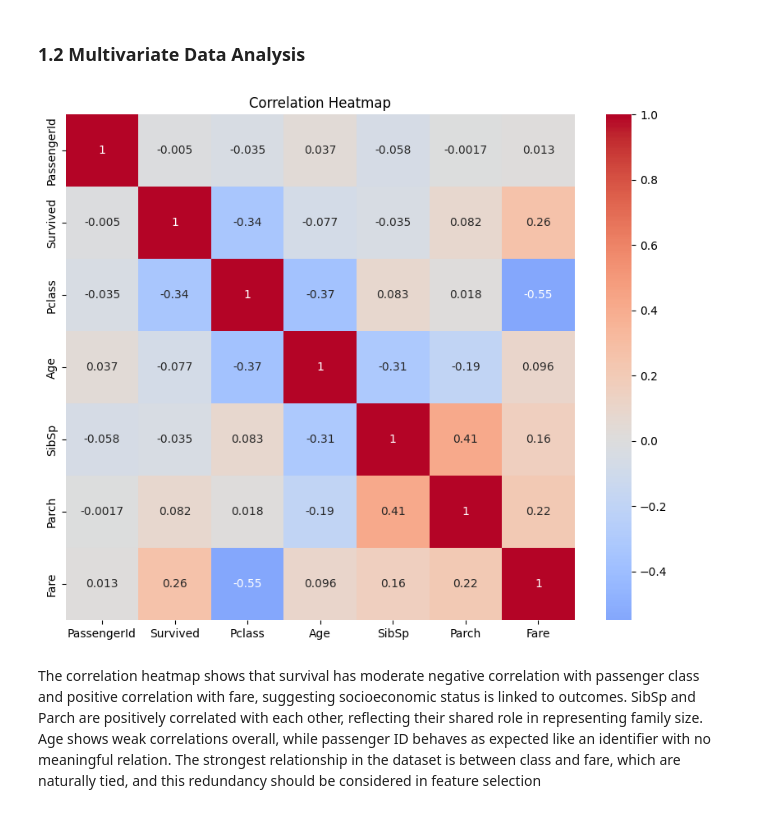
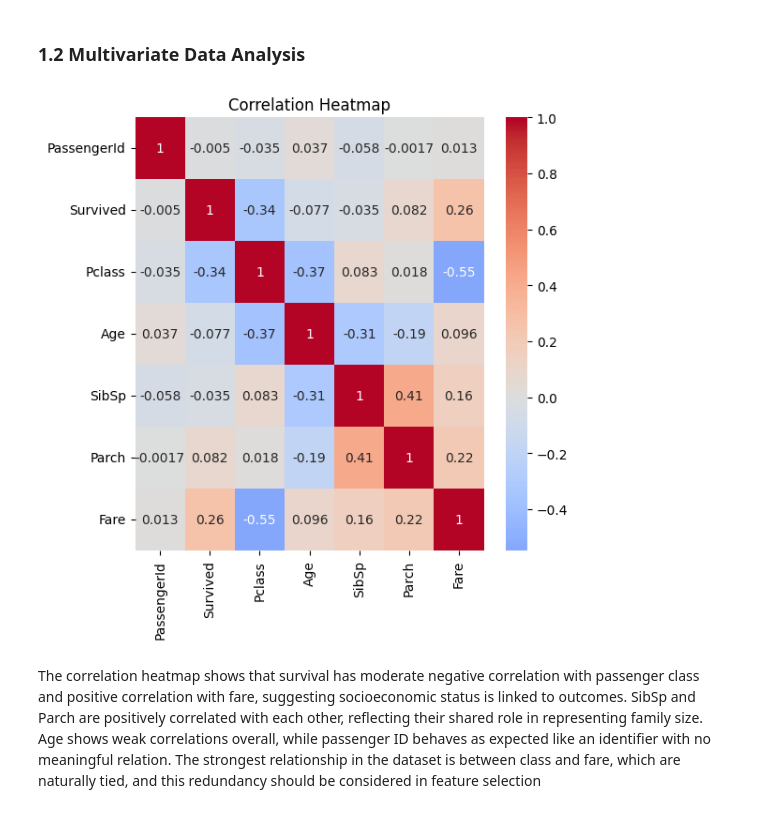
Before and after one commit to fede-giorgi/Transformer_is_All_You_Need, a Jupyter notebook: project.ipynb, the cells around one changed output. Saved outputs shown, nothing was run; the diff lists cells and outputs as text; code cells hidden in the pictures.

```diff
--- a/project.ipynb
+++ b/project.ipynb
@@ -241,13 +242,13 @@ The embarked variable is dominated by port S, which accounts for more than 70% o
 # %% [markdown]
 ### 1.2 Multivariate Data Analysis
 # %%
-plt.figure(figsize=(10, 8))
+plt.figure(figsize=(6, 6))
 corr = df_train0.corr(numeric_only=True)
 sns.heatmap(corr, annot=True, cmap="coolwarm", center=0)
 plt.title("Correlation Heatmap")
 plt.show()
 # %% [output]
-[figure, old version]
+[figure, new version]
 # %% [markdown]
 The correlation heatmap shows that survival has moderate negative correlation with passenger class and positive correlation with fare, suggesting socioeconomic status is linked to outcomes. SibSp and Parch are positively correlated with each other, reflecting their shared role in representing family size. Age shows weak correlations overall, while passenger ID behaves as expected like an identifier with no meaningful relation. The strongest relationship in the dataset is between class and fare, which are naturally tied, and this redundancy should be considered in feature selection
 # %% [markdown]
```
Also changed, not shown: parts of 17 cells of this notebook.
